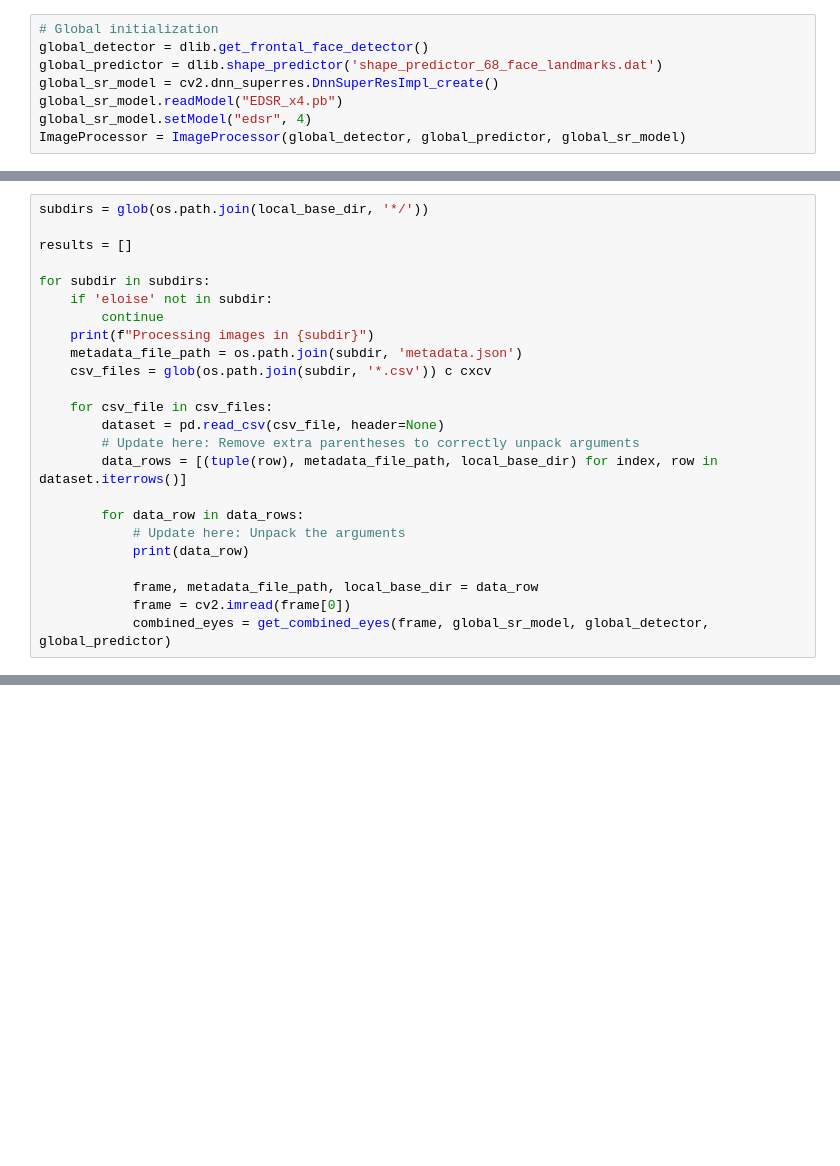
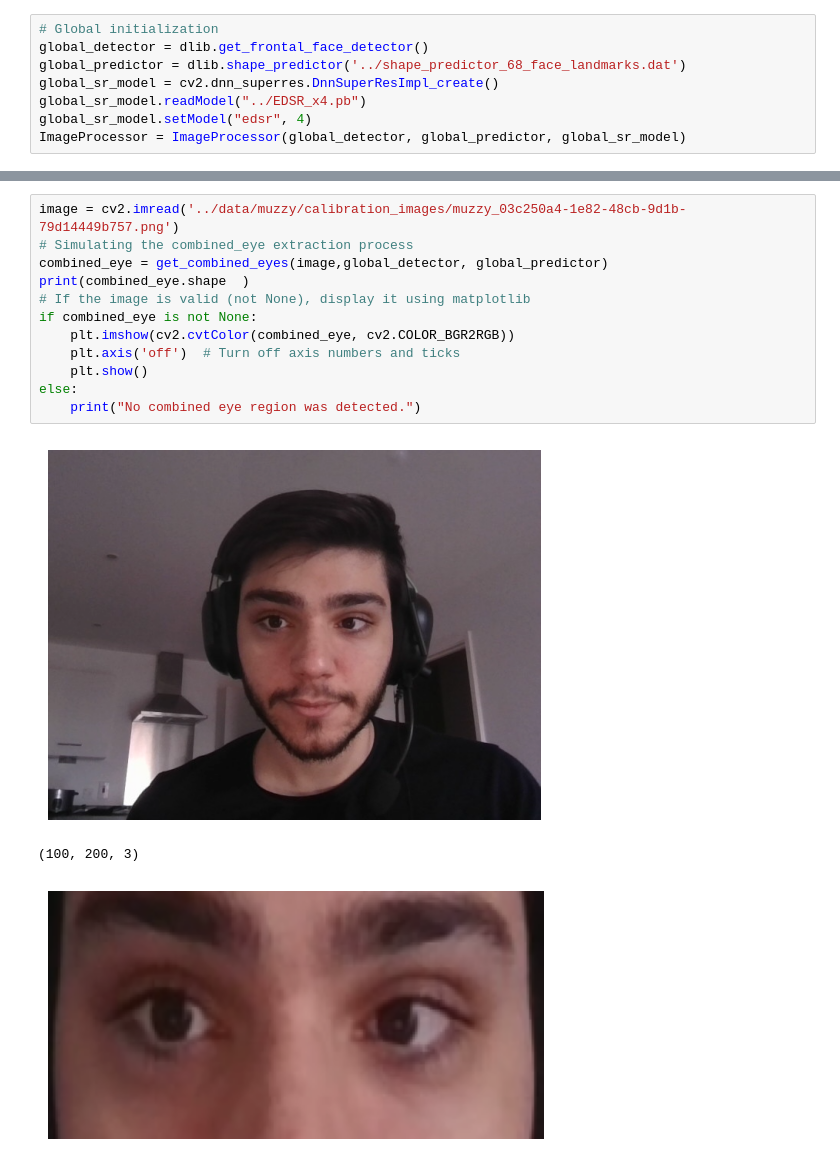
Before and after one commit to Willmp4/eye_gaze_data_collection, a Jupyter notebook: data_processing/testing/testing_combined.ipynb, the cells around one changed output, grey strips where cells are left out. Cells and saved outputs as stored; diff of their text form; blank space fills up the shorter version.

```diff
--- a/data_processing/testing/testing_combined.ipynb
+++ b/data_processing/testing/testing_combined.ipynb
@@ -6,8 +17,8 @@ import dlib
 # %%
 # Global initialization
 global_detector = dlib.get_frontal_face_detector()
-global_predictor = dlib.shape_predictor('shape_predictor_68_face_landmarks.dat')
+global_predictor = dlib.shape_predictor('../shape_predictor_68_face_landmarks.dat')
 global_sr_model = cv2.dnn_superres.DnnSuperResImpl_create()
-global_sr_model.readModel("EDSR_x4.pb")
+global_sr_model.readModel("../EDSR_x4.pb")
 global_sr_model.setModel("edsr", 4)
 ImageProcessor = ImageProcessor(global_detector, global_predictor, global_sr_model)
@@ -81,24 +24,0 @@ local_base_dir = './data/'
-# %%
-subdirs = glob(os.path.join(local_base_dir, '*/'))
-
-results = []
-
-for subdir in subdirs:
-    if 'eloise' not in subdir:
-        continue
-    print(f"Processing images in {subdir}")
-    metadata_file_path = os.path.join(subdir, 'metadata.json')
-    csv_files = glob(os.path.join(subdir, '*.csv')) c cxcv
-
-    for csv_file in csv_files:
-        dataset = pd.read_csv(csv_file, header=None)
-        # Update here: Remove extra parentheses to correctly unpack arguments
-        data_rows = [(tuple(row), metadata_file_path, local_base_dir) for index, row in dataset.iterrows()]
-
-        for data_row in data_rows:
-            # Update here: Unpack the arguments
-            print(data_row)
-
-            frame, metadata_file_path, local_base_dir = data_row
-            frame = cv2.imread(frame[0])
-            combined_eyes = get_combined_eyes(frame, global_sr_model, global_detector, global_predictor)
@@ -122,0 +184,16 @@ Processing images in ./data\eloise\
+# %%
+image = cv2.imread('../data/muzzy/calibration_images/muzzy_03c250a4-1e82-48cb-9d1b-79d14449b757.png')
+# Simulating the combined_eye extraction process
+combined_eye = get_combined_eyes(image,global_detector, global_predictor)
+print(combined_eye.shape  )
+# If the image is valid (not None), display it using matplotlib
+if combined_eye is not None:
+    plt.imshow(cv2.cvtColor(combined_eye, cv2.COLOR_BGR2RGB))
+    plt.axis('off')  # Turn off axis numbers and ticks
+    plt.show()
+else:
+    print("No combined eye region was detected.")
+# %% [output]
+[figure, added]
+(100, 200, 3)
+[figure, added]
```
Also changed, not shown: parts of 7 cells of this notebook.
